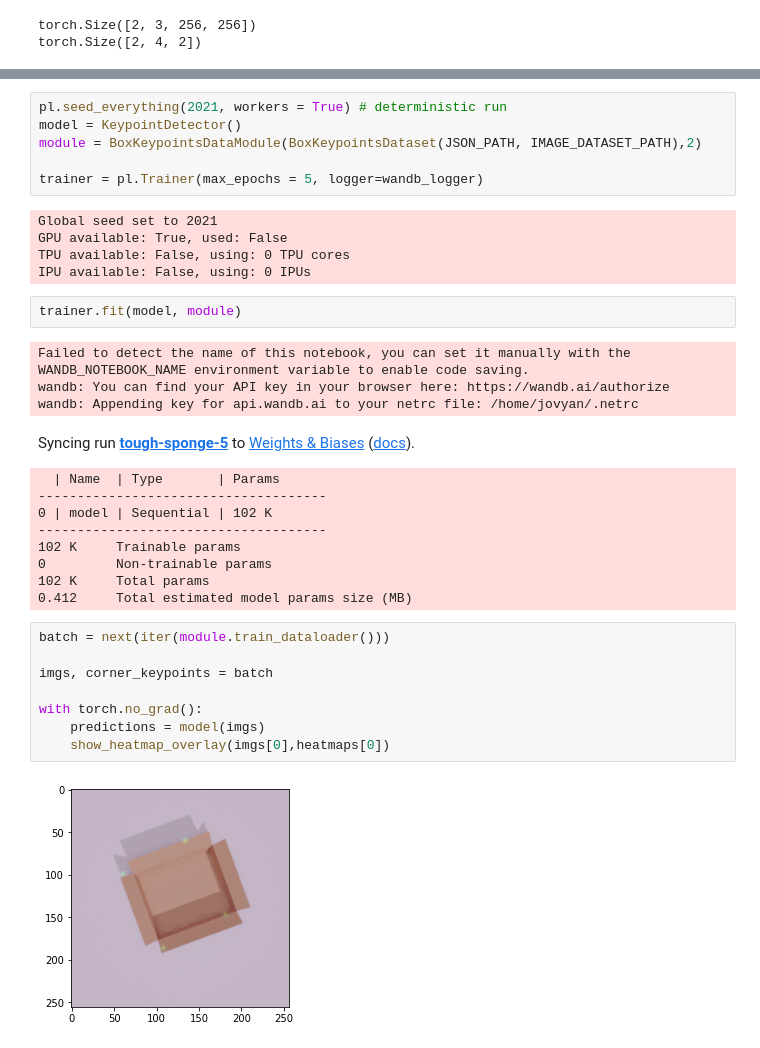
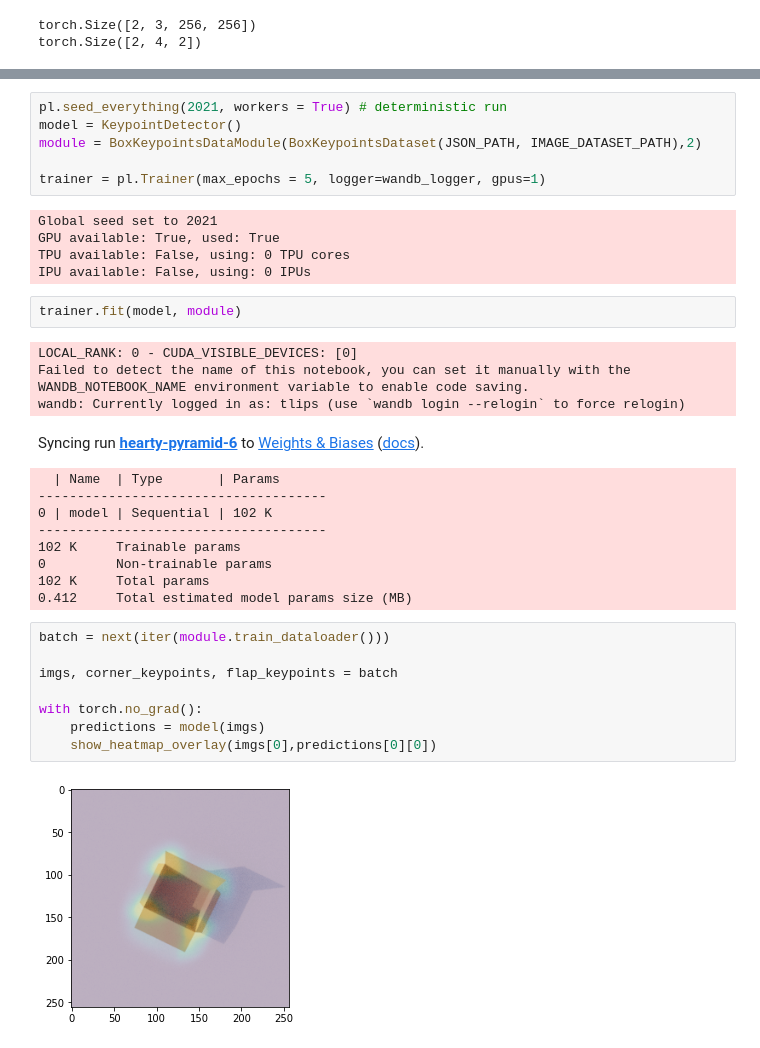
Before and after one commit to tlpss/box-manipulation, a Jupyter notebook: keypoint-detection/notebooks/box_keypoint_detection.ipynb, the cells around one changed output, grey strips where cells are left out. Saved outputs shown, nothing was run; the diff lists cells and outputs as text.

Commit message:
train on GPU using pl device management

```diff
--- a/keypoint-detection/notebooks/box_keypoint_detection.ipynb
+++ b/keypoint-detection/notebooks/box_keypoint_detection.ipynb
@@ -139,19 +139,19 @@ pl.seed_everything(2021, workers = True) # deterministic run
 model = KeypointDetector()
 module = BoxKeypointsDataModule(BoxKeypointsDataset(JSON_PATH, IMAGE_DATASET_PATH),2)
 
-trainer = pl.Trainer(max_epochs = 5, logger=wandb_logger)
+trainer = pl.Trainer(max_epochs = 5, logger=wandb_logger, gpus=1)
 # %% [output]
 Global seed set to 2021
-GPU available: True, used: False
+GPU available: True, used: True
 TPU available: False, using: 0 TPU cores
 IPU available: False, using: 0 IPUs
 # %%
 trainer.fit(model, module)
 # %% [output]
+LOCAL_RANK: 0 - CUDA_VISIBLE_DEVICES: [0]
 Failed to detect the name of this notebook, you can set it manually with the WANDB_NOTEBOOK_NAME environment variable to enable code saving.
-wandb: You can find your API key in your browser here: https://wandb.ai/authorize
-wandb: Appending key for api.wandb.ai to your netrc file: /home/jovyan/.netrc
+wandb: Currently logged in as: tlips (use `wandb login --relogin` to force relogin)
-Syncing run tough-sponge-5 to Weights & Biases (docs).
+Syncing run hearty-pyramid-6 to Weights & Biases (docs).
   | Name  | Type       | Params
 -------------------------------------
 0 | model | Sequential | 102 K
@@ -163,10 +163,10 @@ Syncing run tough-sponge-5 to Weights & Biases (docs).
 # %%
 batch = next(iter(module.train_dataloader()))
 
-imgs, corner_keypoints = batch
+imgs, corner_keypoints, flap_keypoints = batch
 
 with torch.no_grad():
     predictions = model(imgs)
-    show_heatmap_overlay(imgs[0],heatmaps[0])
+    show_heatmap_overlay(imgs[0],predictions[0][0])
 # %% [output]
-[figure, old version]
+[figure, new version]
```
Also changed, not shown: parts of 2 cells of this notebook, 1 other file.
